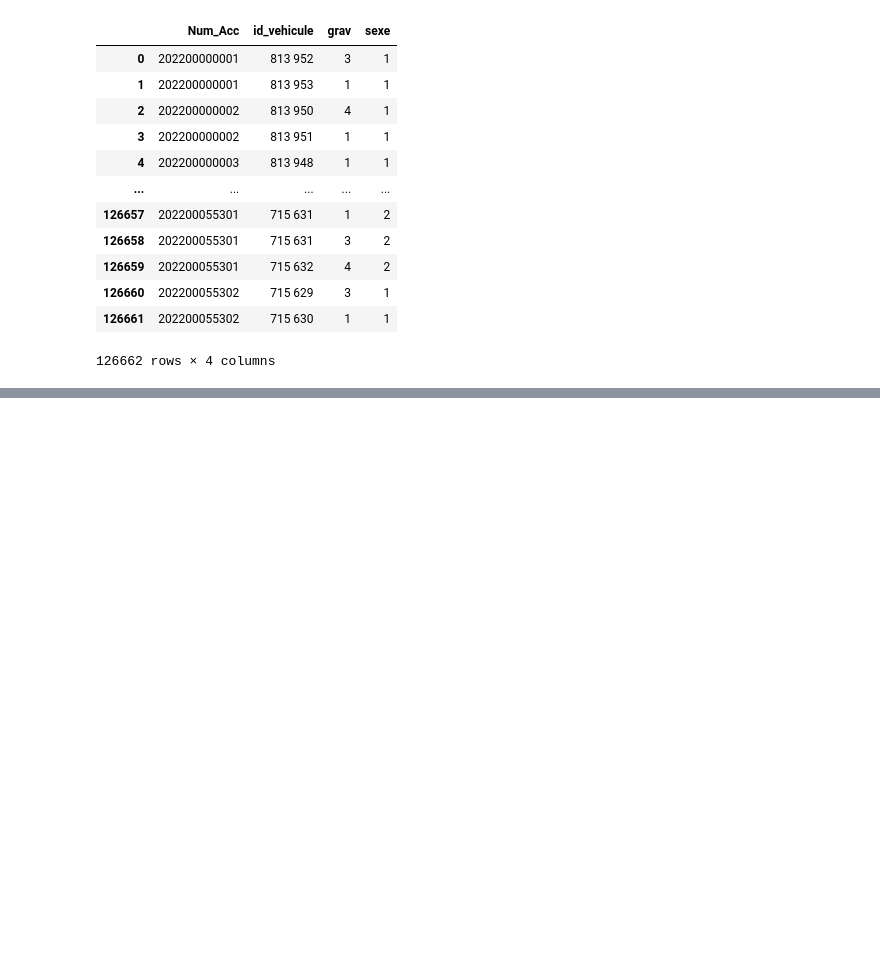
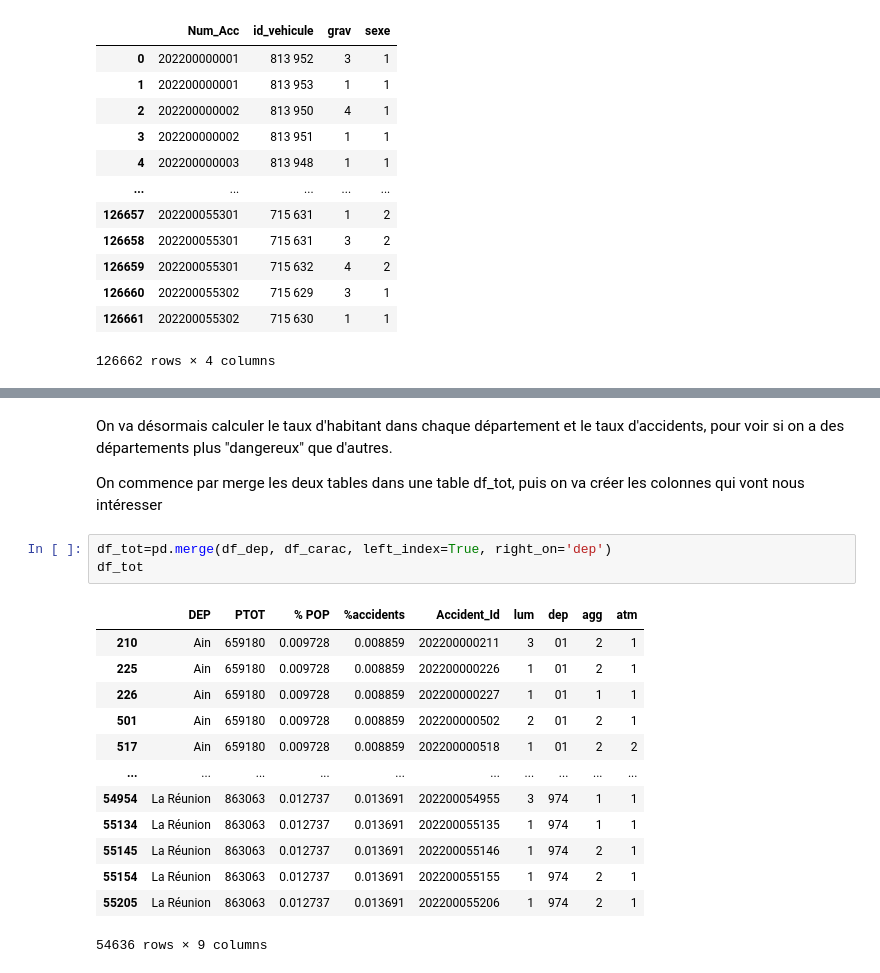
Before and after one commit to leclercrafael/Tp_info_accidents, a Jupyter notebook: notebook/Notebook carac.ipynb, the cells around one changed output, grey strips where cells are left out. Cells and saved outputs as stored; diff of their text form; blank space fills up the shorter version.

```diff
--- a/notebook/Notebook carac.ipynb
+++ b/notebook/Notebook carac.ipynb
@@ -148,0 +159,22 @@ df_usager
+# %% [markdown]
+On va désormais calculer le taux d'habitant dans chaque département et le taux d'accidents, pour voir si on a
+des départements plus "dangereux" que d'autres.
+
+On commence par merge les deux tables dans une table df_tot, puis on va créer les colonnes qui vont nous intéresser
+# %%
+df_tot=pd.merge(df_dep, df_carac, left_index=True, right_on='dep')
+df_tot
+# %% [output]
+|  | DEP | PTOT | % POP | %accidents | Accident_Id | lum | dep | agg | atm |
+| 210 | Ain | 659180 | 0.009728 | 0.008859 | 202200000211 | 3 | 01 | 2 | 1 |
+| 225 | Ain | 659180 | 0.009728 | 0.008859 | 202200000226 | 1 | 01 | 2 | 1 |
+| 226 | Ain | 659180 | 0.009728 | 0.008859 | 202200000227 | 1 | 01 | 1 | 1 |
+| 501 | Ain | 659180 | 0.009728 | 0.008859 | 202200000502 | 2 | 01 | 2 | 1 |
+| 517 | Ain | 659180 | 0.009728 | 0.008859 | 202200000518 | 1 | 01 | 2 | 2 |
+| ... | ... | ... | ... | ... | ... | ... | ... | ... | ... |
+| 54954 | La Réunion | 863063 | 0.012737 | 0.013691 | 202200054955 | 3 | 974 | 1 | 1 |
+| 55134 | La Réunion | 863063 | 0.012737 | 0.013691 | 202200055135 | 1 | 974 | 1 | 1 |
+| 55145 | La Réunion | 863063 | 0.012737 | 0.013691 | 202200055146 | 1 | 974 | 2 | 1 |
+| 55154 | La Réunion | 863063 | 0.012737 | 0.013691 | 202200055155 | 1 | 974 | 2 | 1 |
+| 55205 | La Réunion | 863063 | 0.012737 | 0.013691 | 202200055206 | 1 | 974 | 2 | 1 |
+54636 rows × 9 columns
```
Also changed, not shown: parts of 13 cells of this notebook, 6 other files.
